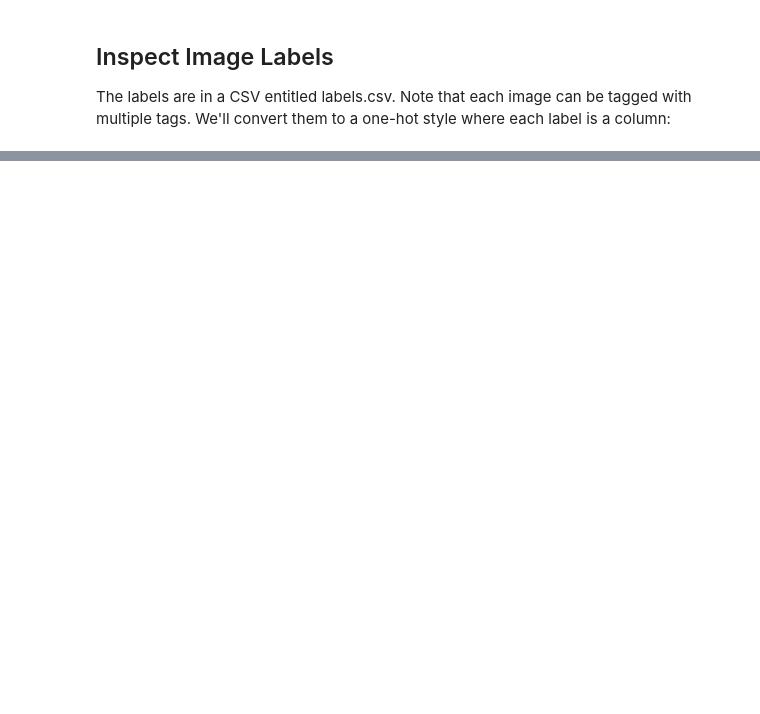
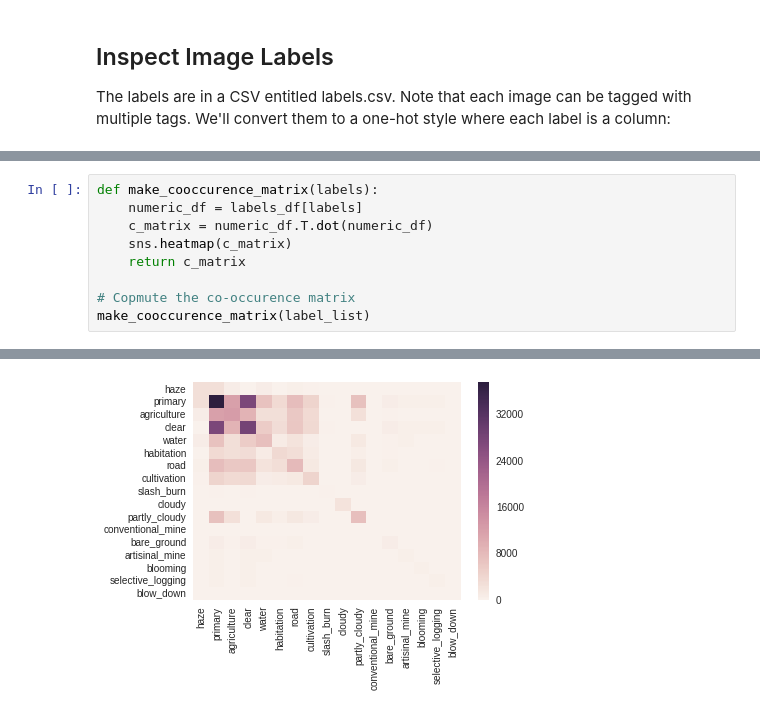
Before and after one commit to WNoxchi/deeplearningstudy, a Jupyter notebook: Kaggle/Planet/Planet_chip_examples.ipynb, the cells around one changed output, grey strips where cells are left out. Saved outputs shown, nothing was run; the diff lists cells and outputs as text; blank space fills up the shorter version.

```diff
--- a/Kaggle/Planet/Planet_chip_examples.ipynb
+++ b/Kaggle/Planet/Planet_chip_examples.ipynb
@@ -40,0 +77,10 @@ labels_df.head()
+# %%
+def make_cooccurence_matrix(labels):
+    numeric_df = labels_df[labels]
+    c_matrix = numeric_df.T.dot(numeric_df)
+    sns.heatmap(c_matrix)
+    return c_matrix
+
+# Copmute the co-occurence matrix
+make_cooccurence_matrix(label_list)
+# %% [output]
@@ -40,0 +105 @@ labels_df.head()
+[figure, added]
```
Also changed, not shown: parts of 15 cells of this notebook.
